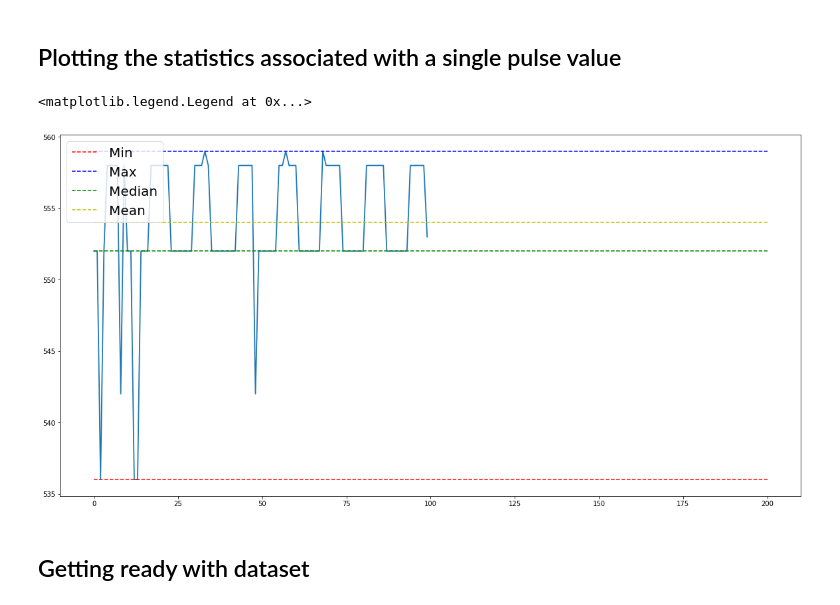
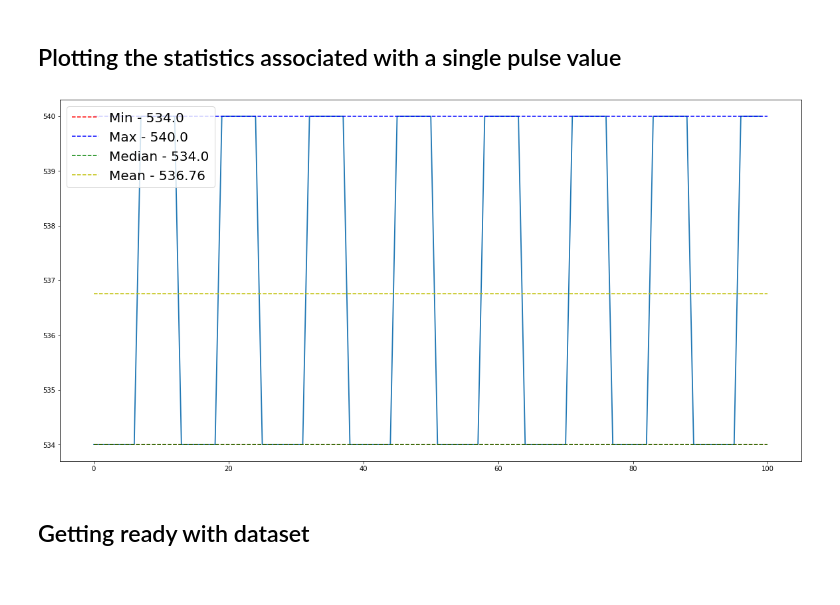
Before and after one commit to AnshulHedau/Pehchaan-The-Identifier, a Jupyter notebook: Data_Analysis_Python/Data Classification.ipynb, the cells around one changed output. Drawn from its saved outputs; the diff is of its cells as text; code cells hidden in the pictures.

```diff
--- a/Data_Analysis_Python/Data Classification.ipynb
+++ b/Data_Analysis_Python/Data Classification.ipynb
@@ -160,30 +170,30 @@ analysis_condition
 # %% [markdown]
 ## Plotting the statistics associated with a single pulse value
 # %%
-single_plot_value = dataset_ceramic[10]
+def statistics_plot(single_plot_value):
+    plot_analysis = [np.amin(single_plot_value), np.amax(single_plot_value),
+                     np.ptp(single_plot_value), np.percentile(single_plot_value, 75),
+                     np.percentile(single_plot_value, 25), np.median(single_plot_value),
+                     np.mean(single_plot_value), round(np.std(single_plot_value),2),
+                     round(np.var(single_plot_value),2), round(scipy.stats.kurtosis(single_plot_value),2),
+                     round(scipy.stats.skew(single_plot_value),2)]
 
-plot_analysis = [np.amin(single_plot_value), np.amax(single_plot_value),
-                 np.ptp(single_plot_value), np.percentile(single_plot_value, 75),
-                 np.percentile(single_plot_value, 25), np.median(single_plot_value),
-                 np.mean(single_plot_value), round(np.std(single_plot_value),2),
-                 round(np.var(single_plot_value),2), round(scipy.stats.kurtosis(single_plot_value),2),
-                 round(scipy.stats.skew(single_plot_value),2)]
+    plt.figure(figsize=(20,10))
+    datapoints = np.linspace(0,100)
 
-plt.figure(figsize=(20,10))
-datapoints = np.linspace(0,200)
+    plt.plot(single_plot_value, linewidth=1.8)
 
-plt.plot(single_plot_value, linewidth=1.8)
+    plt.plot(datapoints, np.array([plot_analysis[0] for i in range(len(datapoints))]), 'r--', label = 'Min - '+str(plot_analysis[0]))
+    plt.plot(datapoints, np.array([plot_analysis[1] for i in range(len(datapoints))]), 'b--', label = 'Max - '+str(plot_analysis[1]))
 
-plt.plot(datapoints, np.array([plot_analysis[0] for i in range(len(datapoints))]), 'r--', label = 'Min')
-plt.plot(datapoints, np.array([plot_analysis[1] for i in range(len(datapoints))]), 'b--', label = 'Max')
+    plt.plot(datapoints, np.array([plot_analysis[5] for i in range(len(datapoints))]), 'g--', label = 'Median - '+str(plot_analysis[5]))
+    plt.plot(datapoints, np.array([plot_analysis[6] for i in range(len(datapoints))]), 'y--', label = 'Mean - '+str(plot_analysis[6]))
 
-plt.plot(datapoints, np.array([plot_analysis[5] for i in range(len(datapoints))]), 'g--', label = 'Median')
-plt.plot(datapoints, np.array([plot_analysis[6] for i in range(len(datapoints))]), 'y--', label = 'Mean')
-
-plt.legend(loc = 2, prop={'size': 20})
+    plt.legend(loc = 2, prop={'size': 20})
-# %% [output]
-<matplotlib.legend.Legend at 0x...>
-[figure, removed]
+# %%
+statistics_plot(dataset_ceremic[1])
+# %% [output]
+[figure, added]
 # %% [markdown]
 ## Getting ready with dataset
 # %%
```
Also changed, not shown: parts of 2 cells of this notebook.
